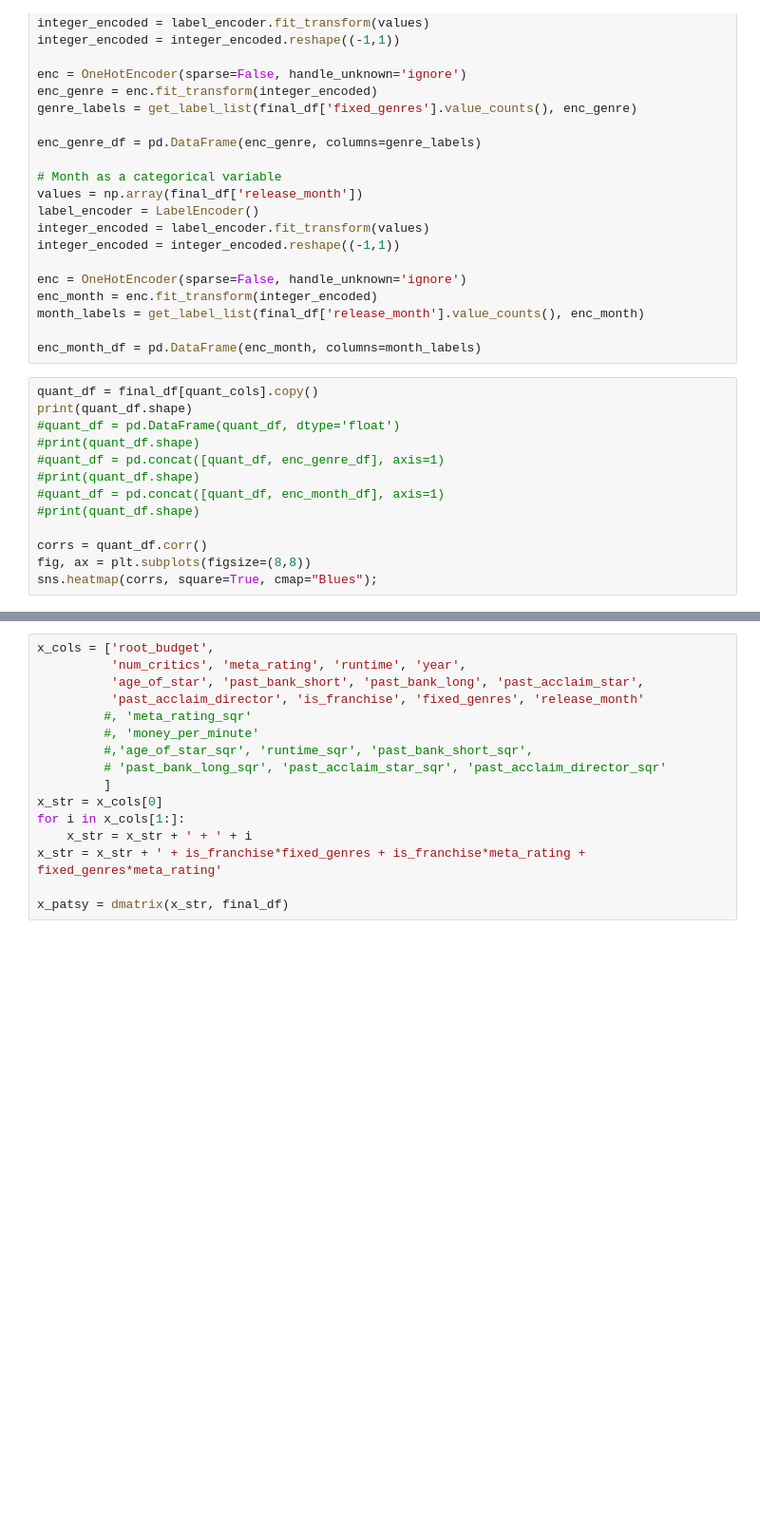
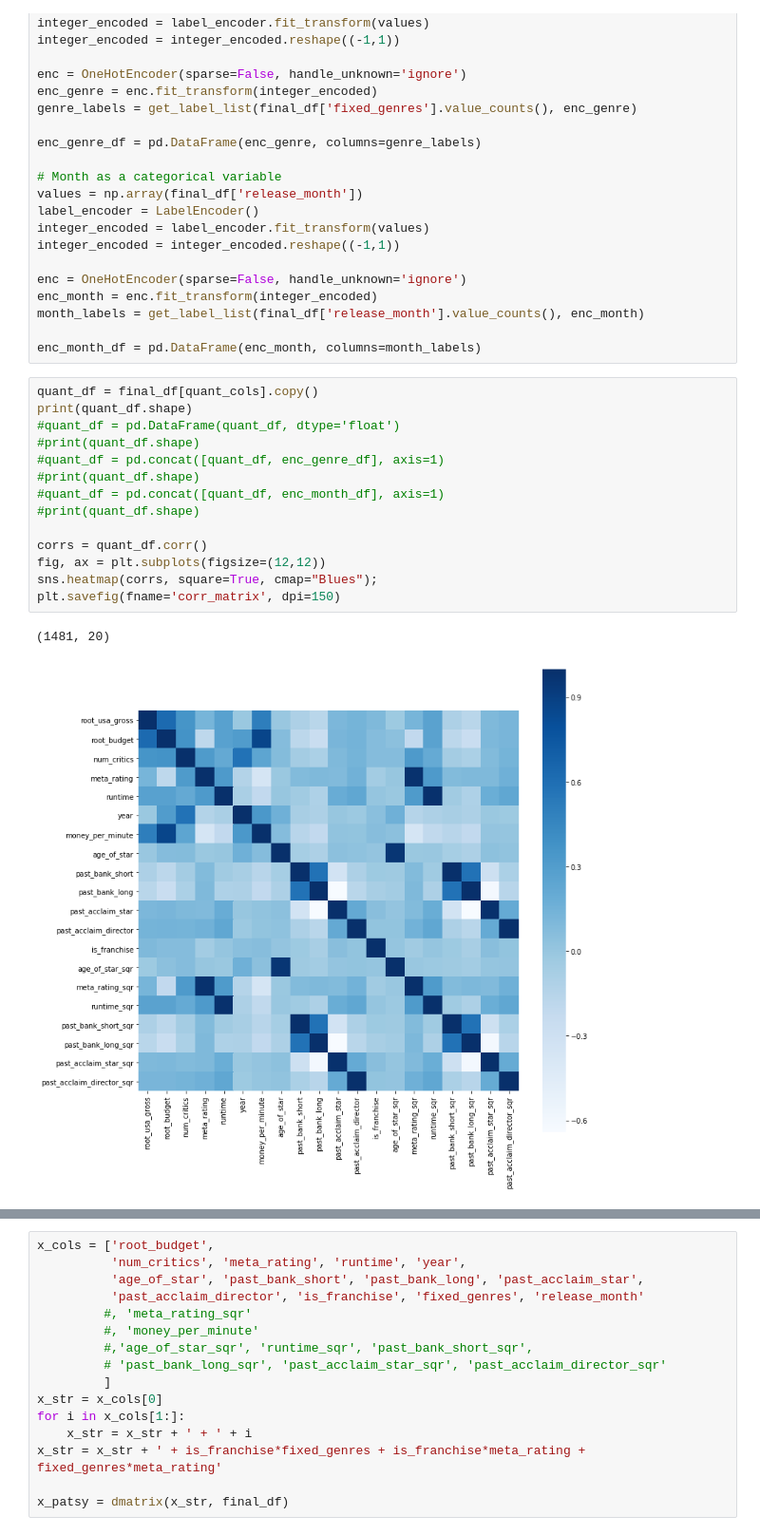
Before and after one commit to yiuhyuk/Project_2_Metis, a Jupyter notebook: lin_reg_analysis_v2.0.ipynb, the cells around one changed output, grey strips where cells are left out. Shown at 95% size. Cells and saved outputs as stored; diff of their text form; blank space fills up the shorter version.

```diff
--- a/lin_reg_analysis_v2.0.ipynb
+++ b/lin_reg_analysis_v2.0.ipynb
@@ -350,14 +397,18 @@ enc_month_df = pd.DataFrame(enc_month, columns=month_labels)
 # %%
 quant_df = final_df[quant_cols].copy()
 print(quant_df.shape)
 #quant_df = pd.DataFrame(quant_df, dtype='float')
 #print(quant_df.shape)
 #quant_df = pd.concat([quant_df, enc_genre_df], axis=1)
 #print(quant_df.shape)
 #quant_df = pd.concat([quant_df, enc_month_df], axis=1)
 #print(quant_df.shape)
 
 corrs = quant_df.corr()
-fig, ax = plt.subplots(figsize=(8,8))
+fig, ax = plt.subplots(figsize=(12,12))
 sns.heatmap(corrs, square=True, cmap="Blues");
+plt.savefig(fname='corr_matrix', dpi=150)
+# %% [output]
+(1481, 20)
+[figure, added]
 # %%
```
Also changed, not shown: parts of 40 cells of this notebook.
